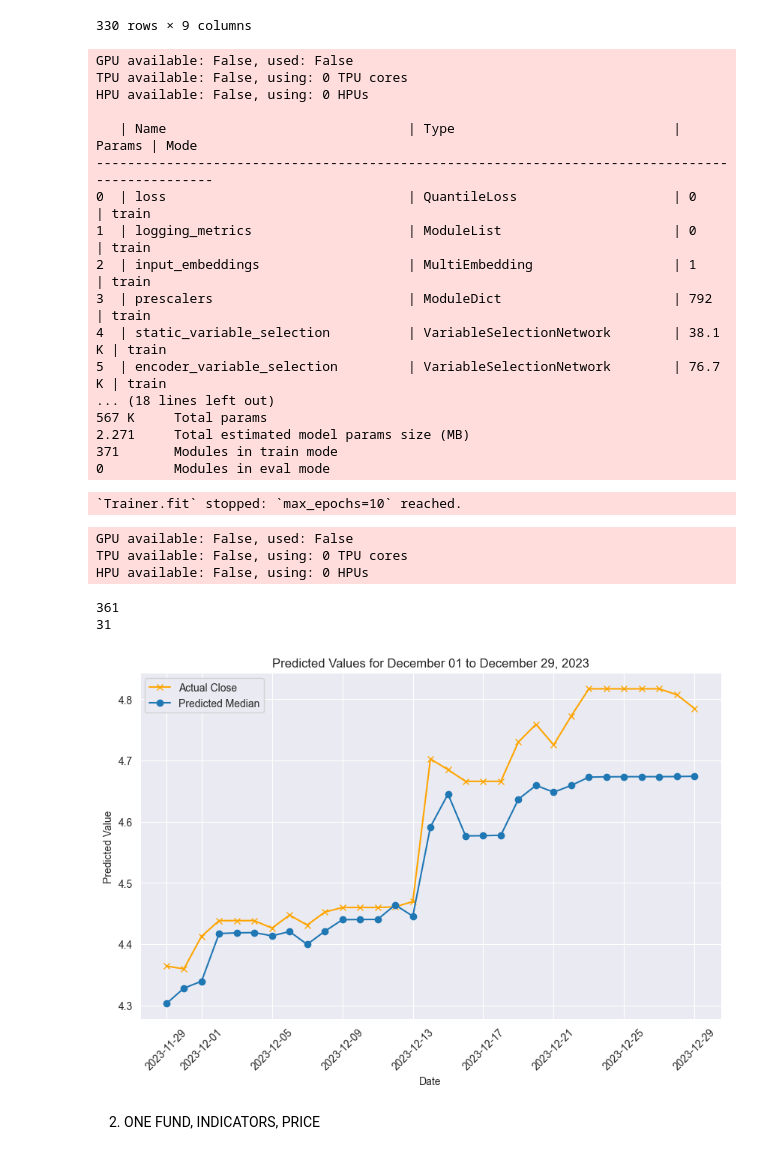
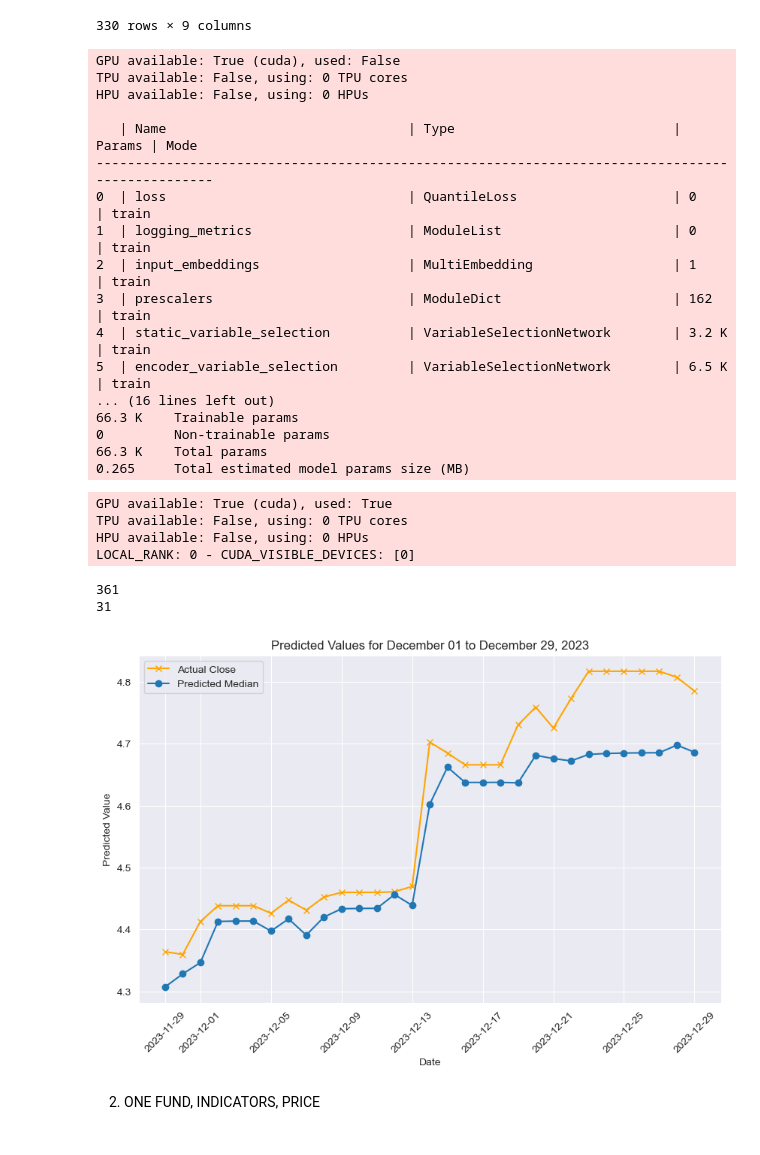
Before and after one commit to akrokosz/HF_Thesis, a Jupyter notebook: main.ipynb, the cells around one changed output. Cells and saved outputs as stored; diff of their text form; code cells hidden in the pictures.

```diff
--- a/main.ipynb
+++ b/main.ipynb
@@ -314,8 +317,8 @@ def huber_loss(actual_val, pred_val, delta=5.0):
 # %%
 from decimal import Decimal
 def relative_squared_error(true, pred):
-    true = np.array([Decimal(x) for x in true])
-    pred = np.array([Decimal(x) for x in pred])
+    true = np.array([Decimal(float(x)) for x in true])
+    pred = np.array([Decimal(float(x)) for x in pred])
 
     true_mean = np.mean(true)
     squared_error_num = np.sum(np.square(true - pred))
@@ -324,8 +327,8 @@ def relative_squared_error(true, pred):
     return rse_loss
 
 def relative_absolute_error(true, pred):
-    true = np.array([Decimal(x) for x in true])
-    pred = np.array([Decimal(x) for x in pred])
+    true = np.array([Decimal(float(x)) for x in true])
+    pred = np.array([Decimal(float(x)) for x in pred])
     true_mean = np.mean(true)
     squared_error_num = np.sum(np.abs(true - pred))
     squared_error_den = np.sum(np.abs(true - true_mean))
@@ -390,8 +431,8 @@ plt.show()
 test_funds = defaultdict(pd.DataFrame)
 train_funds = defaultdict(pd.DataFrame)
 for i in funds_w_names:
-    test_funds[i] = funds_w_names[i][-31:]
-    train_funds[i] = funds_w_names[i][:-31]
+    test_funds[i] = funds_w_names[i][-62:]
+    train_funds[i] = funds_w_names[i][:-62]
     test_funds[i].index = pd.to_datetime(test_funds[i].index)
     train_funds[i].index = pd.to_datetime(train_funds[i].index)
     test_funds[i]["time_idx"] = (test_funds[i].index - test_funds[i].index.min()).days
@@ -418,9 +459,9 @@ train_funds["EWSA.AS"]
 | 2023-11-27 00:00:00+00:00 | 4.334900 | 4.334900 | 4.334900 | 4.347800 | 0.000000 | 0.003485 | 0.002648 | 329 | EWSA.AS |
 330 rows × 9 columns
 # %%
-IE_tft, training, val = fit(epochs=10, batch_size=128, df=train_funds['EWSA.AS'], independent_variables=["Open", "High", "Low", "Volume"], max_prediction_length=31, min_encoder_length=0)
+IE_tft, training, val = fit(epochs=100, batch_size=128, df=train_funds['EWSA.AS'], independent_variables=["Open", "High", "Low", "Volume"], drop=0.14, hidden_size=31, learning_rate=0.006, attention_head_size=1, gradient_clip=0.4, hidden_continuous_size=9)
 # %% [output]
-GPU available: False, used: False
+GPU available: True (cuda), used: False
 TPU available: False, using: 0 TPU cores
 HPU available: False, using: 0 HPUs
 
@@ -429,27 +470,27 @@ HPU available: False, using: 0 HPUs
 0  | loss                               | QuantileLoss                    | 0      | train
 1  | logging_metrics                    | ModuleList                      | 0      | train
 2  | input_embeddings                   | MultiEmbedding                  | 1      | train
-3  | prescalers                         | ModuleDict                      | 792    | train
-4  | static_variable_selection          | VariableSelectionNetwork        | 38.1 K | train
-5  | encoder_variable_selection         | VariableSelectionNetwork        | 76.7 K | train
-... (18 lines left out)
-567 K     Total params
-2.271     Total estimated model params size (MB)
-371       Modules in train mode
-0         Modules in eval mode
+3  | prescalers                         | ModuleDict                      | 162    | train
+4  | static_variable_selection          | VariableSelectionNetwork        | 3.2 K  | train
+5  | encoder_variable_selection         | VariableSelectionNetwork        | 6.5 K  | train
+... (16 lines left out)
+66.3 K    Trainable params
+0         Non-trainable params
+66.3 K    Total params
+0.265     Total estimated model params size (MB)
-`Trainer.fit` stopped: `max_epochs=10` reached.
 # %%
-IE_preds = predictt(IE_tft, training, test_funds["EWSA.AS"])
+IE_preds = predictt(IE_tft, test_funds["EWSA.AS"])
 # %% [output]
-GPU available: False, used: False
+GPU available: True (cuda), used: True
 TPU available: False, using: 0 TPU cores
 HPU available: False, using: 0 HPUs
+LOCAL_RANK: 0 - CUDA_VISIBLE_DEVICES: [0]
 # %%
-IE_rse, IE_rae, IE_huber, IE_plt = metrics_and_plt(funds_w_names['EWSA.AS'], IE_preds, pd.date_range(start="2023-11-29", end="2023-12-29"), date="2023-11-28")
+IE_rse, IE_rae, IE_hub, IE_plt = metrics_and_plt(funds_w_names['EWSA.AS'], IE_preds, pd.date_range(start="2023-11-29", end="2023-12-29"), date="2023-11-28")
 # %% [output]
 361
 31
-[figure, old version]
+[figure, new version]
 # %% [markdown]
 2) ONE FUND, INDICATORS, PRICE
 # %%
```
Also changed, not shown: parts of 13 cells of this notebook.
